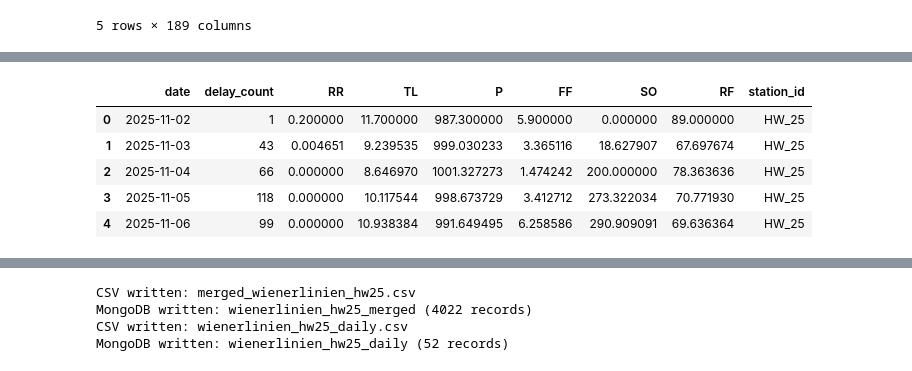
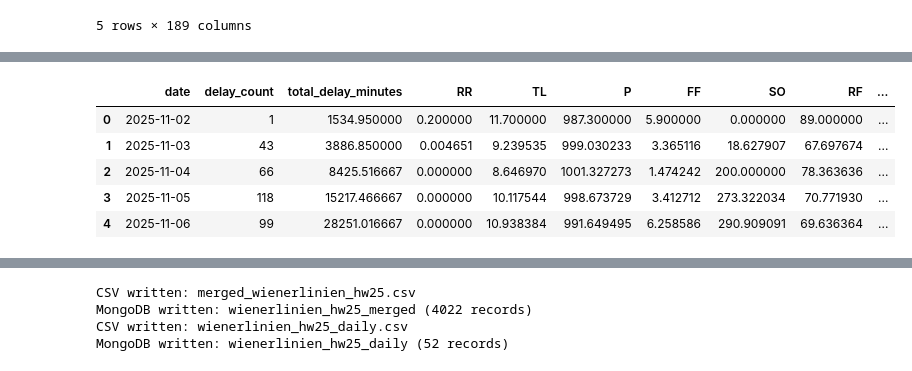
Before and after one commit to LisaMayr/WeatherAndDelay, a Jupyter notebook: notebooks/merge_wienerlinien_hw25.ipynb, the cells around one changed output, grey strips where cells are left out. Cells and saved outputs as stored; diff of their text form; code cells hidden in the pictures.

Commit message:
minutes added

```diff
--- a/notebooks/merge_wienerlinien_hw25.ipynb
+++ b/notebooks/merge_wienerlinien_hw25.ipynb
@@ -185,11 +185,14 @@ cleaned = cleaned[~same_time]
 cleaned = cleaned.sort_values(["start_time", "end_time"])
 cleaned = cleaned.drop_duplicates(subset=["start_time", "end_time"], keep="first")
 
+cleaned["delay_minutes"] = (cleaned["end_time"] - cleaned["start_time"]).dt.total_seconds() / 60.0
+cleaned["delay_minutes"] = cleaned["delay_minutes"].where(cleaned["delay_minutes"] >= 0)
+
 for col in WEATHER_COLS:
     if col != "station_id":
         cleaned[col] = pd.to_numeric(cleaned[col], errors="coerce")
 
-base_cols = ["start_time", "end_time"]
+base_cols = ["start_time", "end_time", "delay_minutes"]
 if title_col is not None:
     base_cols.append("title")
 cleaned = cleaned[base_cols + WEATHER_COLS]
@@ -207,33 +210,34 @@ cleaned.head()
 # %%
 # Daily delay summary with weather at delay times
 TARGET_WEATHER_COLS = ["RR", "TL", "P", "FF", "SO", "S0", "RF"]
 weather_cols_for_avg = [c for c in TARGET_WEATHER_COLS if c in cleaned.columns]
 if not weather_cols_for_avg:
     raise ValueError("No target weather columns found for daily averages.")
 
 agg_map = {"delay_count": ("start_time", "size")}
+agg_map["total_delay_minutes"] = ("delay_minutes", "sum")
 for col in weather_cols_for_avg:
     agg_map[col] = (col, "mean")
 if "station_id" in cleaned.columns:
     agg_map["station_id"] = ("station_id", "first")
 
 daily_summary = (
     cleaned
     .dropna(subset=["start_time"])
     .assign(date=lambda df: df["start_time"].dt.date)
     .groupby("date", as_index=False)
     .agg(**agg_map)
 )
 
 daily_summary["date"] = pd.to_datetime(daily_summary["date"])
 daily_summary.head()
 # %% [output]
-|  | date | delay_count | RR | TL | P | FF | SO | RF | station_id |
-| 0 | 2025-11-02 | 1 | 0.200000 | 11.700000 | 987.300000 | 5.900000 | 0.000000 | 89.000000 | HW_25 |
-| 1 | 2025-11-03 | 43 | 0.004651 | 9.239535 | 999.030233 | 3.365116 | 18.627907 | 67.697674 | HW_25 |
-| 2 | 2025-11-04 | 66 | 0.000000 | 8.646970 | 1001.327273 | 1.474242 | 200.000000 | 78.363636 | HW_25 |
-| 3 | 2025-11-05 | 118 | 0.000000 | 10.117544 | 998.673729 | 3.412712 | 273.322034 | 70.771930 | HW_25 |
-| 4 | 2025-11-06 | 99 | 0.000000 | 10.938384 | 991.649495 | 6.258586 | 290.909091 | 69.636364 | HW_25 |
+|  | date | delay_count | total_delay_minutes | RR | TL | P | FF | SO | RF | ... |
+| 0 | 2025-11-02 | 1 | 1534.950000 | 0.200000 | 11.700000 | 987.300000 | 5.900000 | 0.000000 | 89.000000 | ... |
+| 1 | 2025-11-03 | 43 | 3886.850000 | 0.004651 | 9.239535 | 999.030233 | 3.365116 | 18.627907 | 67.697674 | ... |
+| 2 | 2025-11-04 | 66 | 8425.516667 | 0.000000 | 8.646970 | 1001.327273 | 1.474242 | 200.000000 | 78.363636 | ... |
+| 3 | 2025-11-05 | 118 | 15217.466667 | 0.000000 | 10.117544 | 998.673729 | 3.412712 | 273.322034 | 70.771930 | ... |
+| 4 | 2025-11-06 | 99 | 28251.016667 | 0.000000 | 10.938384 | 991.649495 | 6.258586 | 290.909091 | 69.636364 | ... |
 # %%
 # Clear output collections in MongoDB if you want to rerun inserts
 import os
```
Also changed, not shown: parts of 2 cells of this notebook, 26 other files.
